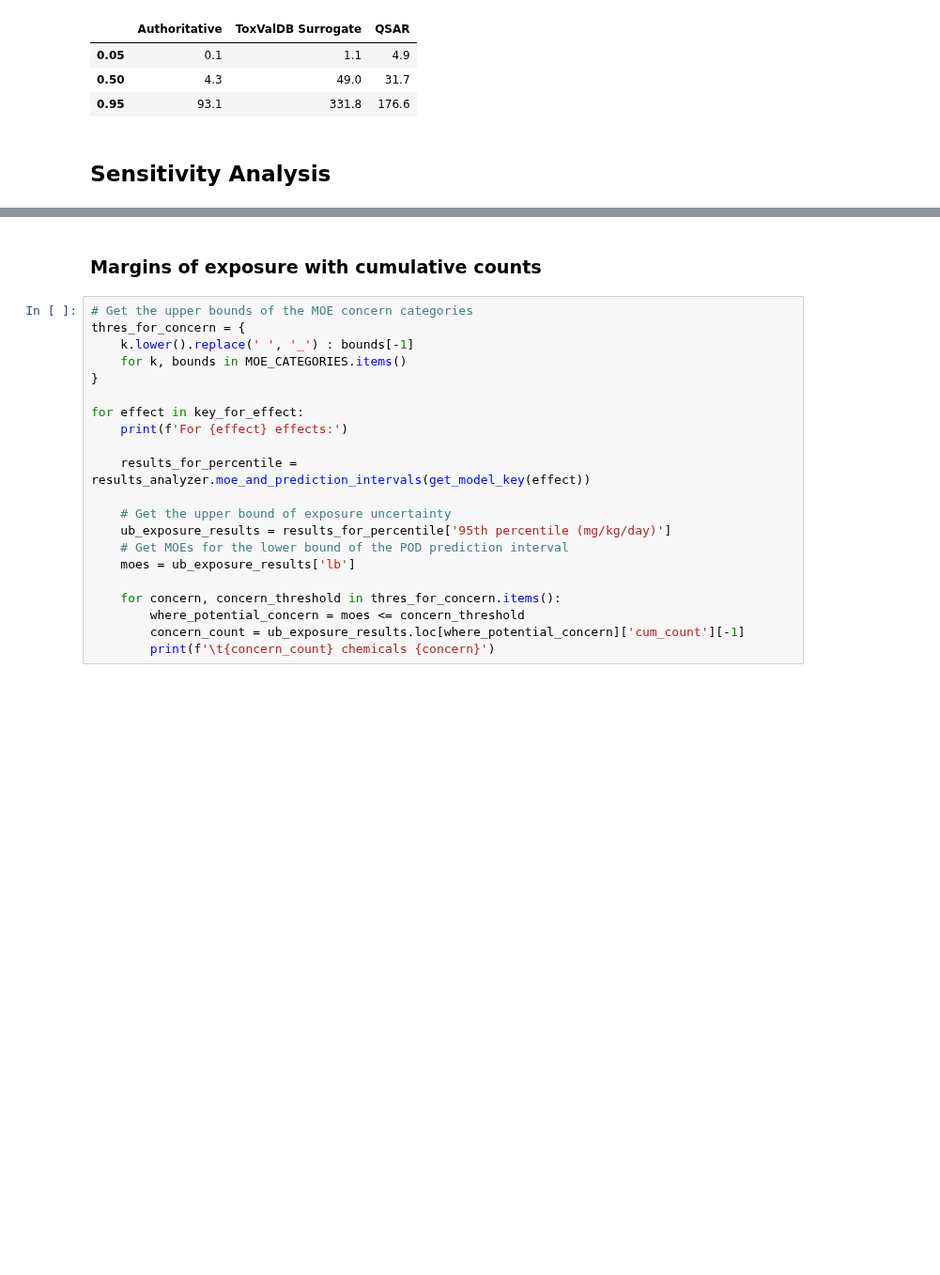
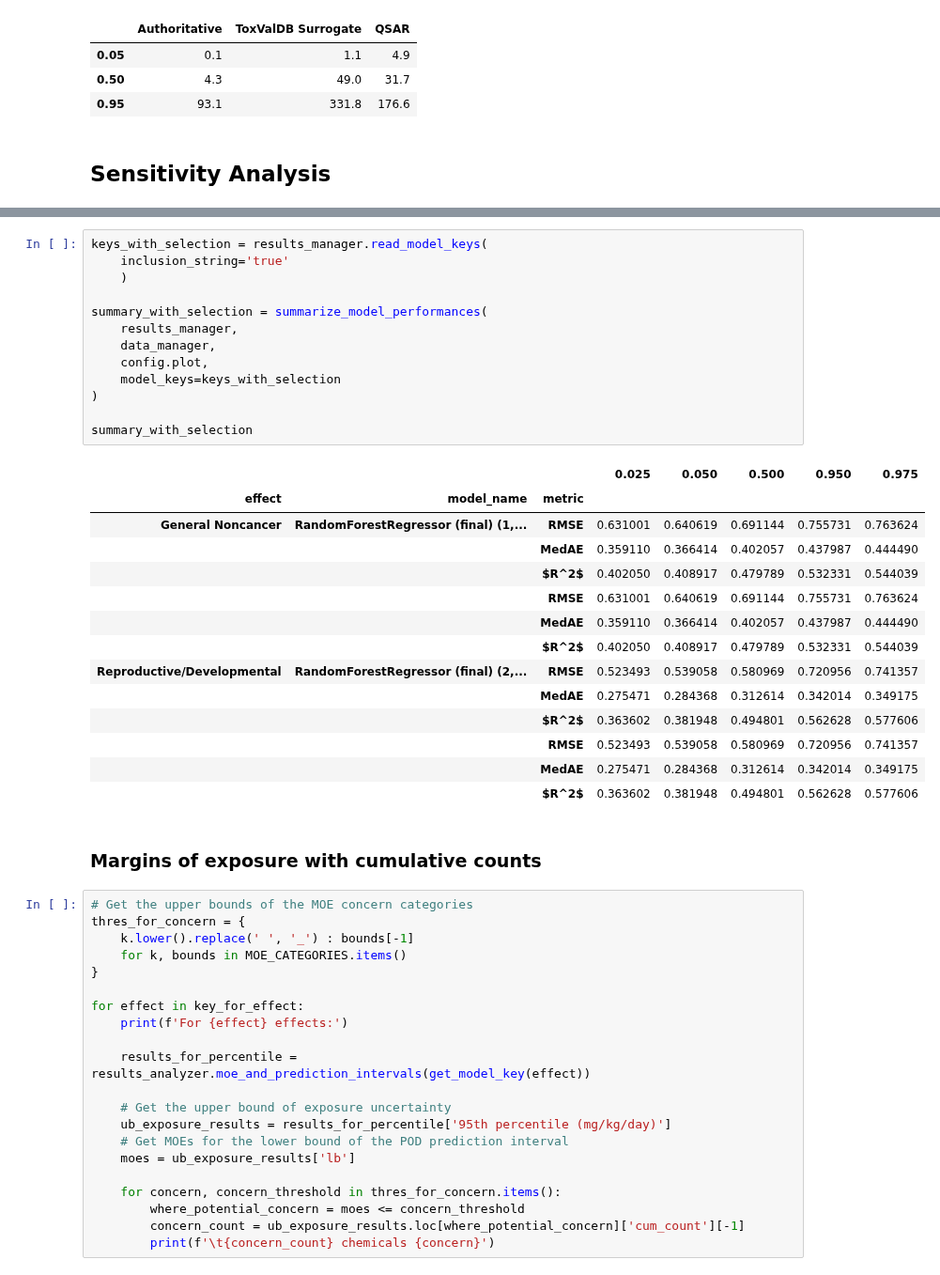
Before and after one commit to jkvasnicka/Two-Stage-ML-Oral-PODs, a Jupyter notebook: 4-Summarize-Results.ipynb, the cells around one changed output, grey strips where cells are left out. Shown at 94% size. Drawn from its saved outputs; the diff is of its cells as text; blank space fills up the shorter version.

Commit message:
Create function for statistical summary

```diff
--- a/4-Summarize-Results.ipynb
+++ b/4-Summarize-Results.ipynb
@@ -337,3 +374,31 @@ performance_summary
+# %%
+keys_with_selection = results_manager.read_model_keys(
+    inclusion_string='true'
+    )
+
+summary_with_selection = summarize_model_performances(
+    results_manager,
+    data_manager,
+    config.plot,
+    model_keys=keys_with_selection
+)
+
+summary_with_selection
+# %% [output]
+|  |  |  | 0.025 | 0.050 | 0.500 | 0.950 | 0.975 |
+| effect | model_name | metric |  |  |  |  |  |
+| General Noncancer | RandomForestRegressor (final) (1,... | RMSE | 0.631001 | 0.640619 | 0.691144 | 0.755731 | 0.763624 |
+|  |  | MedAE | 0.359110 | 0.366414 | 0.402057 | 0.437987 | 0.444490 |
+|  |  | $R^2$ | 0.402050 | 0.408917 | 0.479789 | 0.532331 | 0.544039 |
+|  |  | RMSE | 0.631001 | 0.640619 | 0.691144 | 0.755731 | 0.763624 |
+|  |  | MedAE | 0.359110 | 0.366414 | 0.402057 | 0.437987 | 0.444490 |
+|  |  | $R^2$ | 0.402050 | 0.408917 | 0.479789 | 0.532331 | 0.544039 |
+| Reproductive/Developmental | RandomForestRegressor (final) (2,... | RMSE | 0.523493 | 0.539058 | 0.580969 | 0.720956 | 0.741357 |
+|  |  | MedAE | 0.275471 | 0.284368 | 0.312614 | 0.342014 | 0.349175 |
+|  |  | $R^2$ | 0.363602 | 0.381948 | 0.494801 | 0.562628 | 0.577606 |
+|  |  | RMSE | 0.523493 | 0.539058 | 0.580969 | 0.720956 | 0.741357 |
+|  |  | MedAE | 0.275471 | 0.284368 | 0.312614 | 0.342014 | 0.349175 |
+|  |  | $R^2$ | 0.363602 | 0.381948 | 0.494801 | 0.562628 | 0.577606 |
 # %% [markdown]
 ### Margins of exposure with cumulative counts
 # %%
```
Also changed, not shown: parts of 2 cells of this notebook, 1 other file.
